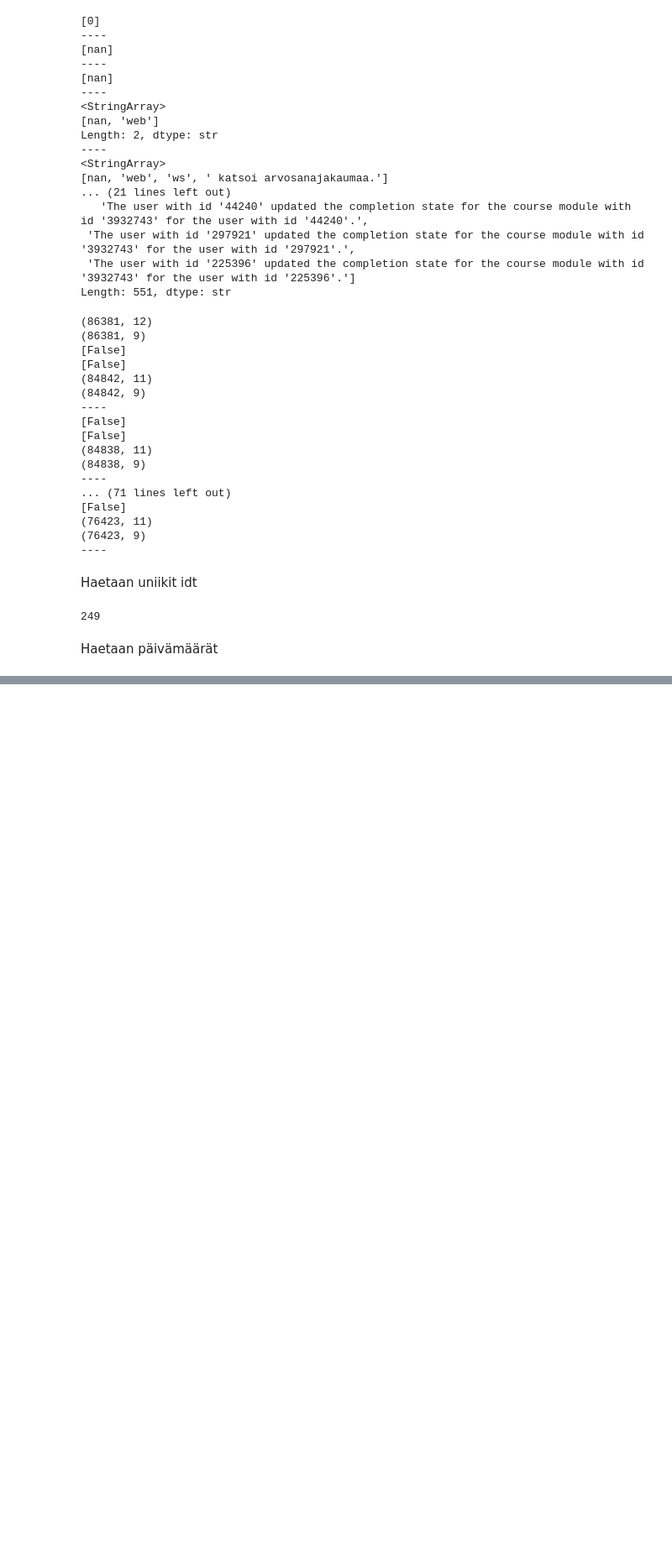
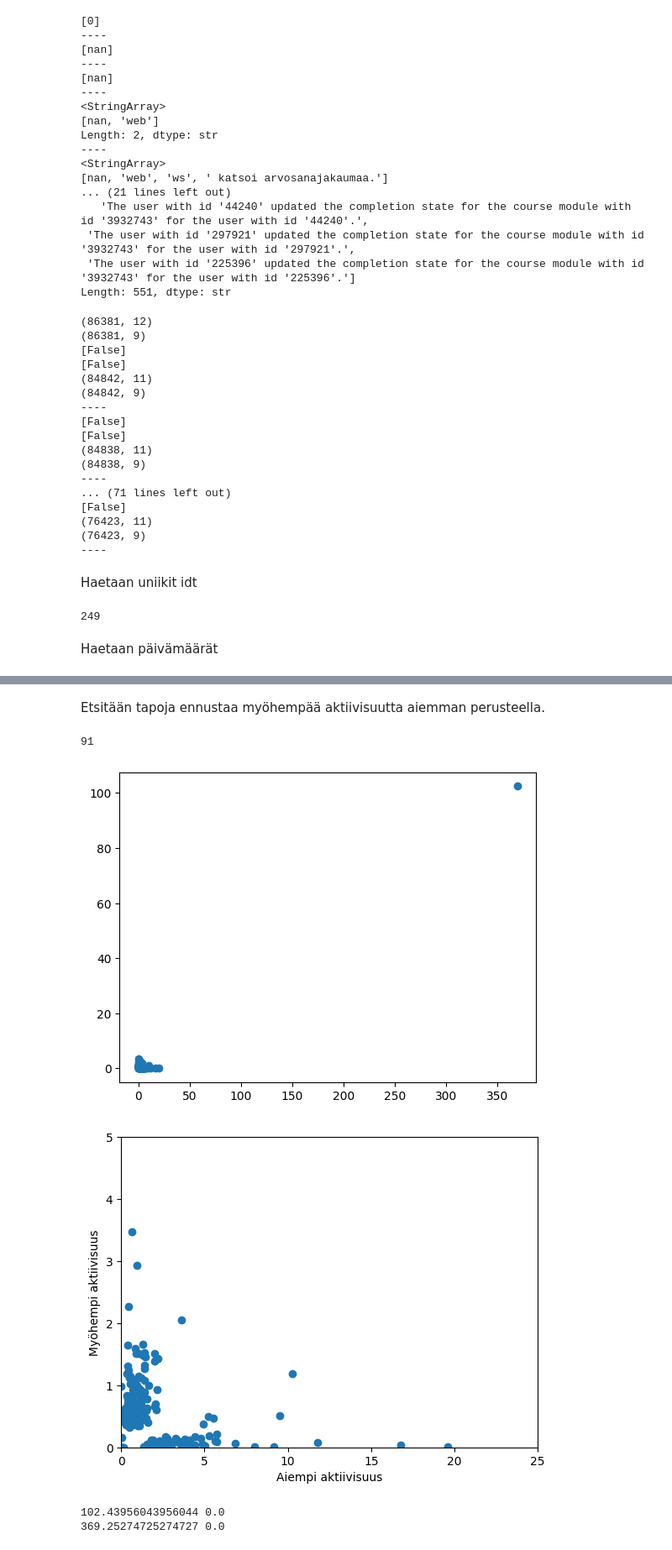
Before and after one commit to Colabres/moodle-analytics-pipeline, a Jupyter notebook: Data_exploraatioJT.ipynb, the cells around one changed output, grey strips where cells are left out. Shown at 84% size. Drawn from its saved outputs; the diff is of its cells as text; code cells hidden in the pictures; blank space fills up the shorter version.

```diff
--- a/Data_exploraatioJT.ipynb
+++ b/Data_exploraatioJT.ipynb
@@ -189,0 +145,7 @@ print(str((loppu - alku).days) + " päivää")
+# %%
+from datetime import datetime, timedelta
+logs1["Aika"] = pd.to_datetime(logs1["Aika"], format="%d.%m.%Y")
+print(logs1["Aika"].head(5))
+print(logs1["Aika"].max())
+print(logs1["Aika"].min())
+print((logs1["Aika"].max()-logs1["Aika"].min()).days)
@@ -189,0 +162,32 @@ print(str((loppu - alku).days) + " päivää")
+# %% [markdown]
+Etsitään tapoja ennustaa myöhempää aktiivisuutta aiemman perusteella.
+# %%
+import matplotlib.pyplot as plt
+neljannes = ((logs1["Aika"].max()-logs1["Aika"].min()))/4
+print(neljannes.days)
+early = logs1[logs1["Aika"]-logs1["Aika"].min() <= neljannes]
+later = logs1[logs1["Aika"]-logs1["Aika"].min() > neljannes]
+earlyavgs = np.empty(shape=0)
+lateravgs = np.empty(shape=0)
+for i in ids:
+    sr = "The user with id '"+i
+    earlyactivity = len(early[early["Alkuperä"].str.startswith(sr) == True].index) + len(early[early["Unnamed: 6"].str.startswith(sr) == True].index)
+    lateractivity = len(later[later["Alkuperä"].str.startswith(sr) == True].index) + len(later[later["Unnamed: 6"].str.startswith(sr) == True].index)
+    earlyavgs = np.append(earlyavgs, earlyactivity/neljannes.days)
+    lateravgs = np.append(lateravgs, lateractivity/(((logs1["Aika"].max()-logs1["Aika"].min())).days-neljannes.days))
+plt.scatter(earlyavgs, lateravgs)
+plt.show()
+plt.xlim(0, 25)
+plt.xlabel("Aiempi aktiivisuus")
+plt.ylim(0, 5)
+plt.ylabel("Myöhempi aktiivisuus")
+plt.scatter(earlyavgs, lateravgs)
+plt.show()
+print(lateravgs.max(), lateravgs.min())
+print(earlyavgs.max(), earlyavgs.min())
+# %% [output]
+91
+[figure, added]
+[figure, added]
+102.43956043956044 0.0
+369.25274725274727 0.0
```
Also changed, not shown: parts of 2 cells of this notebook.
